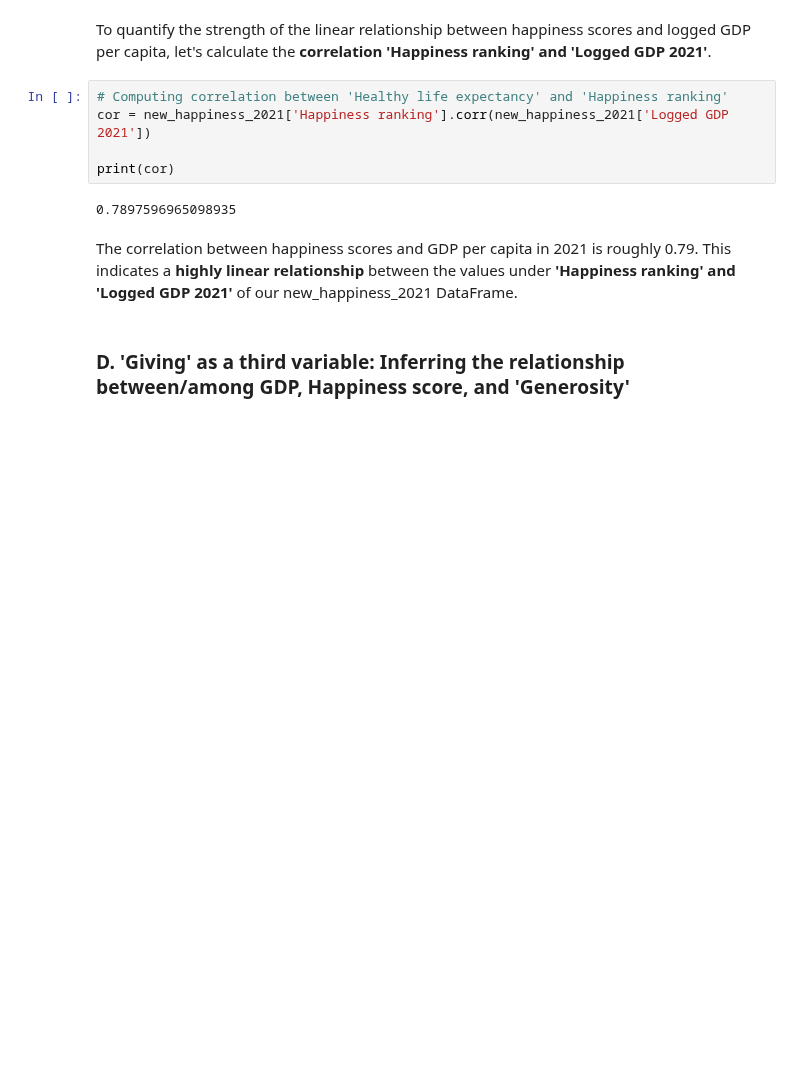
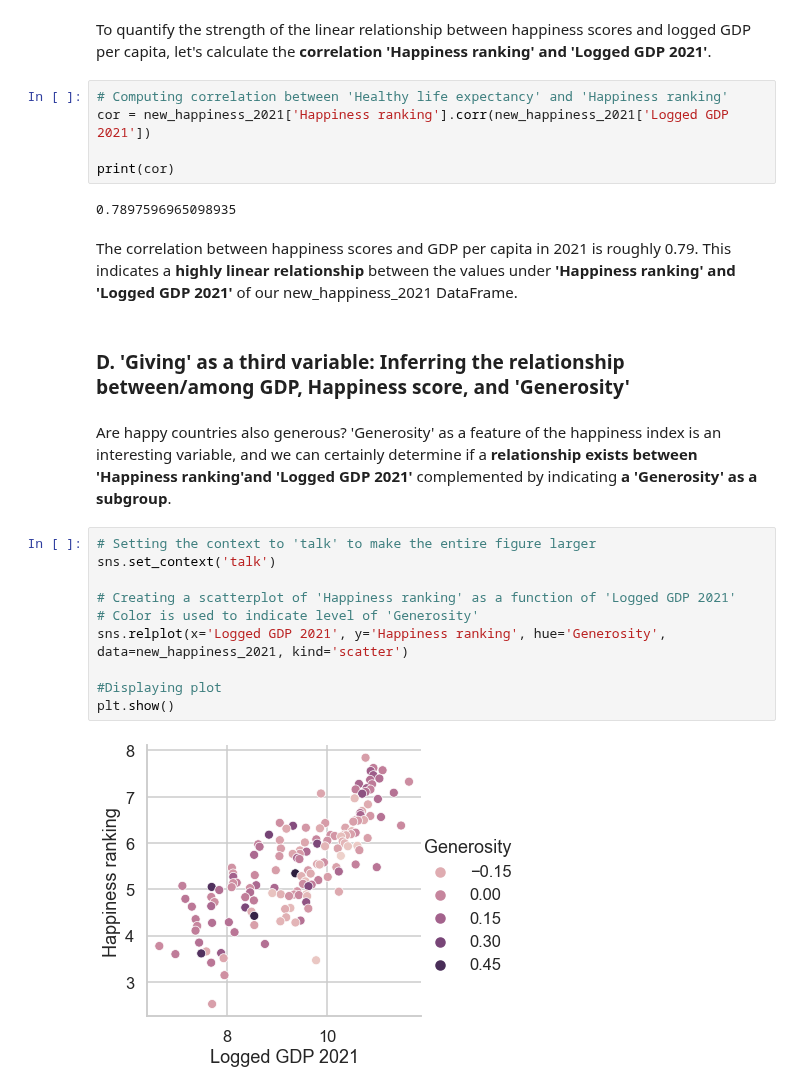
Before and after one commit to anikaarevalo/Happiness_and_world_economy_2021, a Jupyter notebook: Happiness_and_GDP_2021.ipynb, the cells around one changed output. Saved outputs shown, nothing was run; the diff lists cells and outputs as text; blank space fills up the shorter version.

```diff
--- a/Happiness_and_GDP_2021.ipynb
+++ b/Happiness_and_GDP_2021.ipynb
@@ -693,3 +693,17 @@ print(cor)
 The correlation between happiness scores and GDP per capita in 2021 is roughly 0.79. This indicates a <b>highly linear relationship</b> between the values under <b>'Happiness ranking' and 'Logged GDP 2021'</b> of our new_happiness_2021 DataFrame.
 # %% [markdown]
 ### D. 'Giving' as a third variable: Inferring the relationship between/among GDP, Happiness score, and 'Generosity'
+# %% [markdown]
+Are happy countries also generous? 'Generosity' as a feature of the happiness index is an interesting variable, and we can certainly determine if a <b>relationship exists between 'Happiness ranking'and 'Logged GDP 2021'</b> complemented by indicating <b>a 'Generosity' as a subgroup</b>.
+# %%
+# Setting the context to 'talk' to make the entire figure larger
+sns.set_context('talk')
+
+# Creating a scatterplot of 'Happiness ranking' as a function of 'Logged GDP 2021'
+# Color is used to indicate level of 'Generosity'
+sns.relplot(x='Logged GDP 2021', y='Happiness ranking', hue='Generosity', data=new_happiness_2021, kind='scatter')
+
+#Displaying plot
+plt.show()
+# %% [output]
+[figure, added]
```
Also changed, not shown: parts of 11 cells of this notebook.
